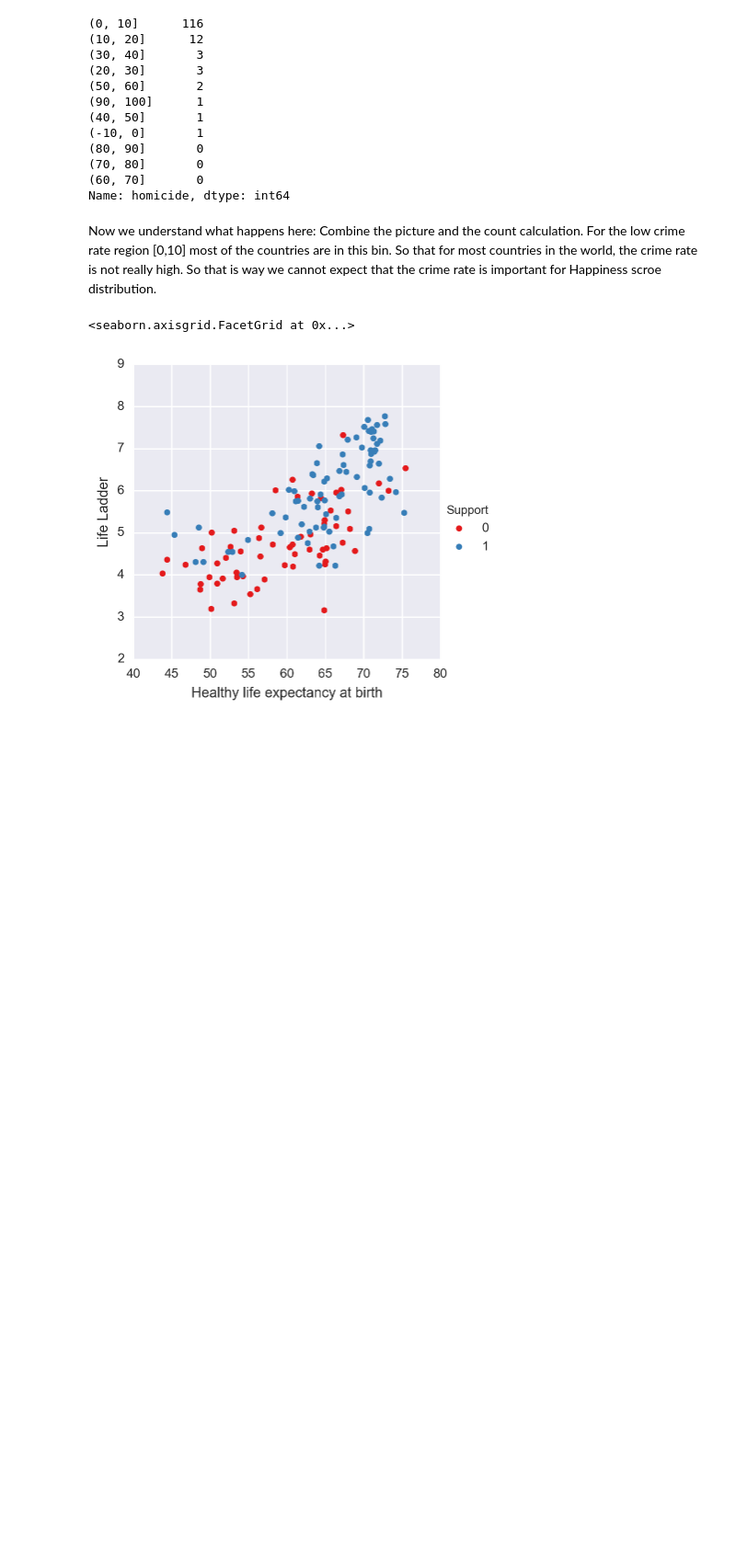
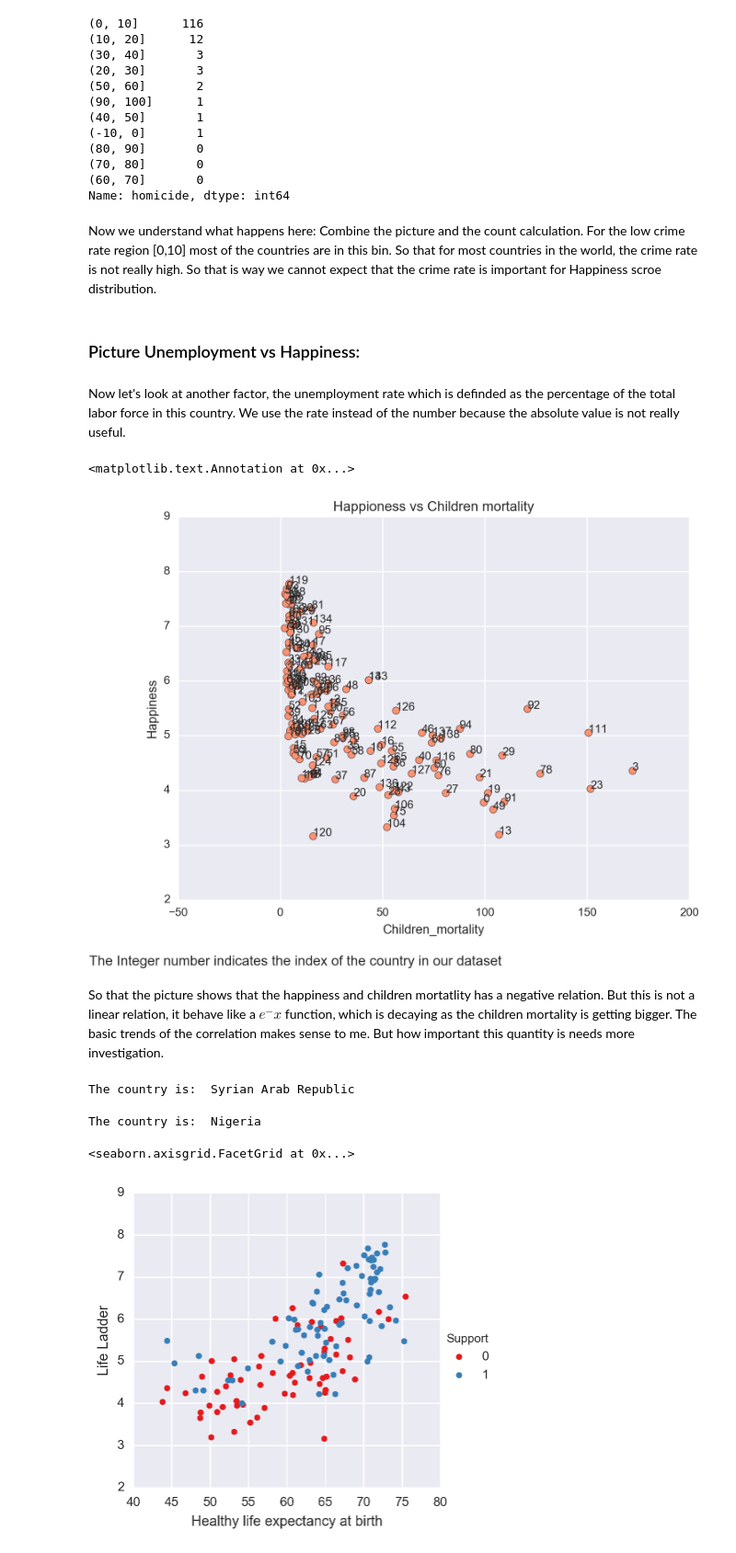
Before and after one commit to dangspin/SpringBoard_Projects, a Jupyter notebook: project_data/Data_Story.ipynb, the cells around one changed output. Shown at 92% size. Drawn from its saved outputs; the diff is of its cells as text; code cells hidden in the pictures; blank space fills up the shorter version.

```diff
--- a/project_data/Data_Story.ipynb
+++ b/project_data/Data_Story.ipynb
@@ -333,6 +333,39 @@ pd.value_counts(result)
 Name: homicide, dtype: int64
 # %% [markdown]
 Now we understand what happens here: Combine the picture and the count calculation. For the low crime rate region [0,10] most of the countries are in this bin. So that for most countries in the world, the crime rate is not really high. So that is way we cannot expect that the crime rate is important for Happiness scroe distribution.
+# %% [markdown]
+###  Picture Unemployment vs Happiness:
+# %% [markdown]
+Now let's look at another factor, the unemployment rate which is definded as the percentage of the total labor force in this country. We use the rate instead of the number because the absolute value is not really useful.
+# %%
+fig, axes = plt.subplots(1, 1, figsize=(8,6))
+
+axes.scatter(dataset['child'], dataset['Happiness'],s=40,c='#fc9272', marker="o")
+axes.set_title("Happioness vs Children mortality")
+axes.set_xlabel("Children_mortality")
+axes.set_ylabel("Happiness")
+
+for i, txt in enumerate(dataset['country']):
+    axes.annotate(i, ((dataset['child'])[i],dataset['Happiness'][i]))
+
+axes.annotate('The Integer number indicates the index of the country in our dataset', xy=(.8, 3.2), size=12, xycoords='figure points')
+# %% [output]
+<matplotlib.text.Annotation at 0x...>
+[figure, added]
+# %% [markdown]
+So that the picture shows that the happiness and children mortatlity has a negative relation. But this is not a linear relation, it behave like a $e^-x$ function, which is decaying as the children mortality is getting bigger. The basic trends of the correlation makes sense to me. But how important this quantity is needs more investigation.
+# %%
+## Country number 120
+
+print "The country is: ",dataset.loc[120]['country']
+# %% [output]
+The country is:  Syrian Arab Republic
+# %%
+## Country number 92
+
+print "The country is: ",dataset.loc[92]['country']
+# %% [output]
+The country is:  Nigeria
 # %%
 support_mean=dataset['Social support'].mean()
 
```
Also changed, not shown: parts of 2 cells of this notebook.
